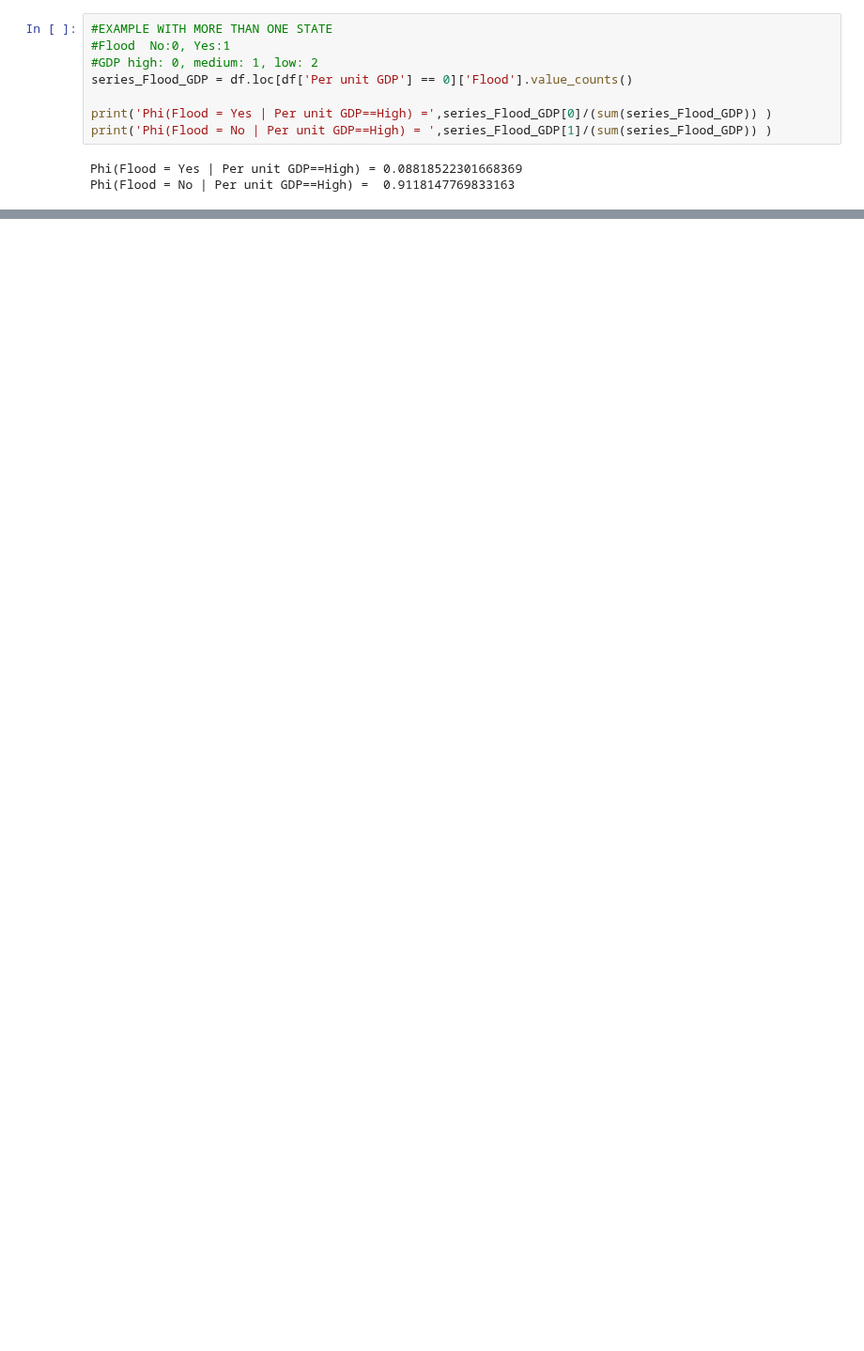
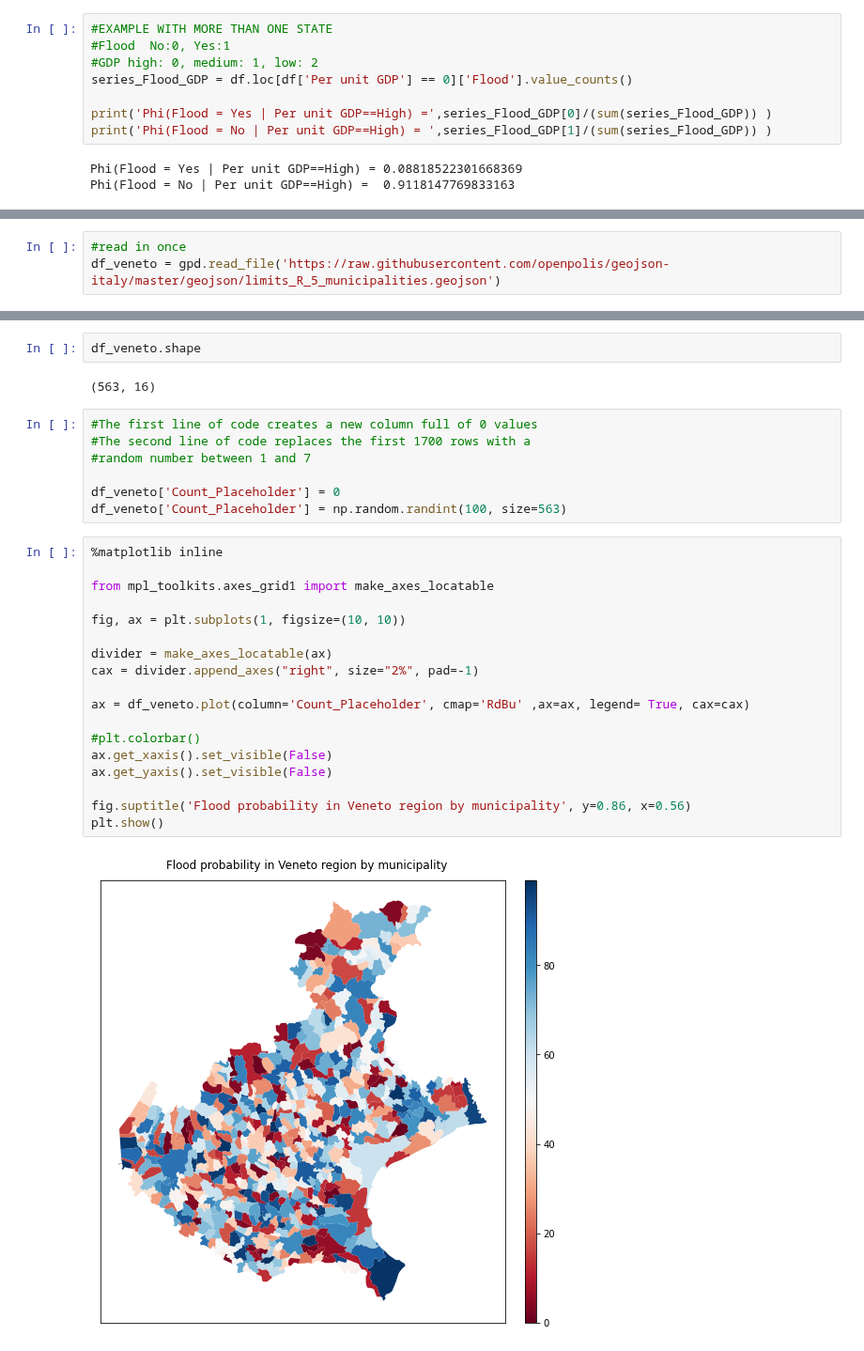
Before and after one commit to RiccardoSpolaor/Flood-disaster-prediction, a Jupyter notebook: Flooding Disaster Prediction.ipynb, the cells around one changed output, grey strips where cells are left out. Shown at 94% size. Cells and saved outputs as stored; diff of their text form; blank space fills up the shorter version.

Commit message:
Heatmap template implemented + data study

```diff
--- a/Flooding Disaster Prediction.ipynb
+++ b/Flooding Disaster Prediction.ipynb
@@ -757,0 +767,3 @@ Phi(Flood = No | Per unit GDP==High) =  0.9118147769833163
+# %%
+#read in once
+df_veneto = gpd.read_file('https://raw.githubusercontent.com/openpolis/geojson-italy/master/geojson/limits_R_5_municipalities.geojson')
@@ -757,0 +779,31 @@ Phi(Flood = No | Per unit GDP==High) =  0.9118147769833163
+# %%
+df_veneto.shape
+# %% [output]
+(563, 16)
+# %%
+#The first line of code creates a new column full of 0 values
+#The second line of code replaces the first 1700 rows with a
+#random number between 1 and 7
+
+df_veneto['Count_Placeholder'] = 0
+df_veneto['Count_Placeholder'] = np.random.randint(100, size=563)
+# %%
+%matplotlib inline
+
+from mpl_toolkits.axes_grid1 import make_axes_locatable
+
+fig, ax = plt.subplots(1, figsize=(10, 10))
+
+divider = make_axes_locatable(ax)
+cax = divider.append_axes("right", size="2%", pad=-1)
+
+ax = df_veneto.plot(column='Count_Placeholder', cmap='RdBu' ,ax=ax, legend= True, cax=cax)
+
+#plt.colorbar()
+ax.get_xaxis().set_visible(False)
+ax.get_yaxis().set_visible(False)
+
+fig.suptitle('Flood probability in Veneto region by municipality', y=0.86, x=0.56)
+plt.show()
+# %% [output]
+[figure, added]
```
Also changed, not shown: parts of 14 cells of this notebook, 15 other files.
